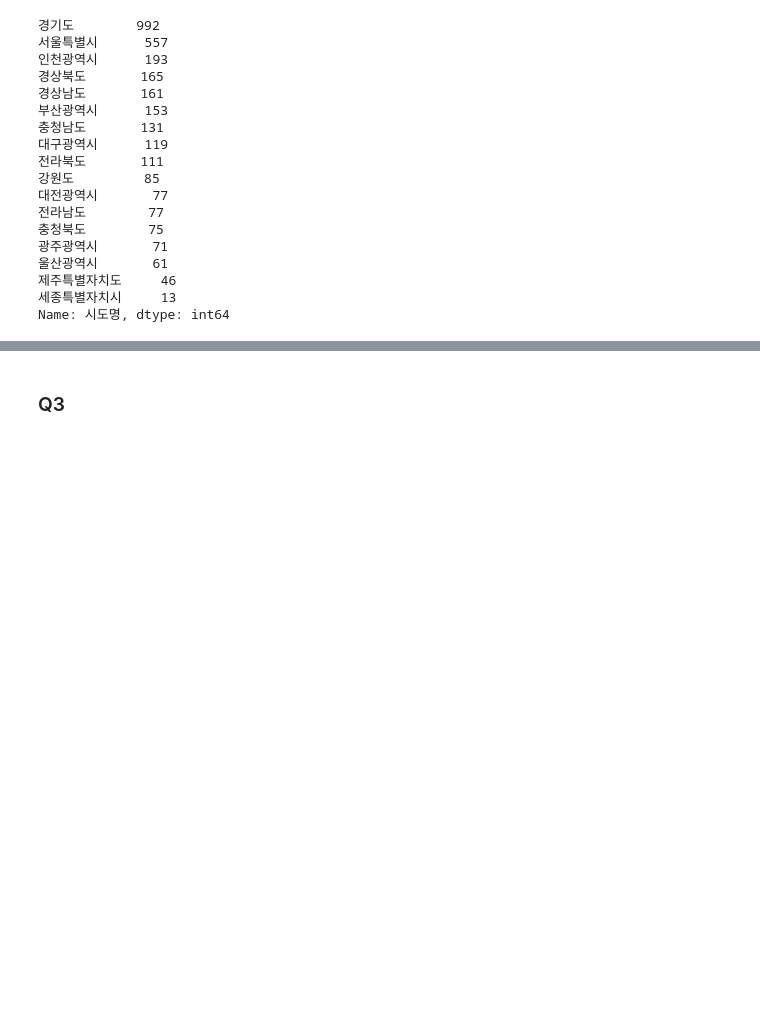
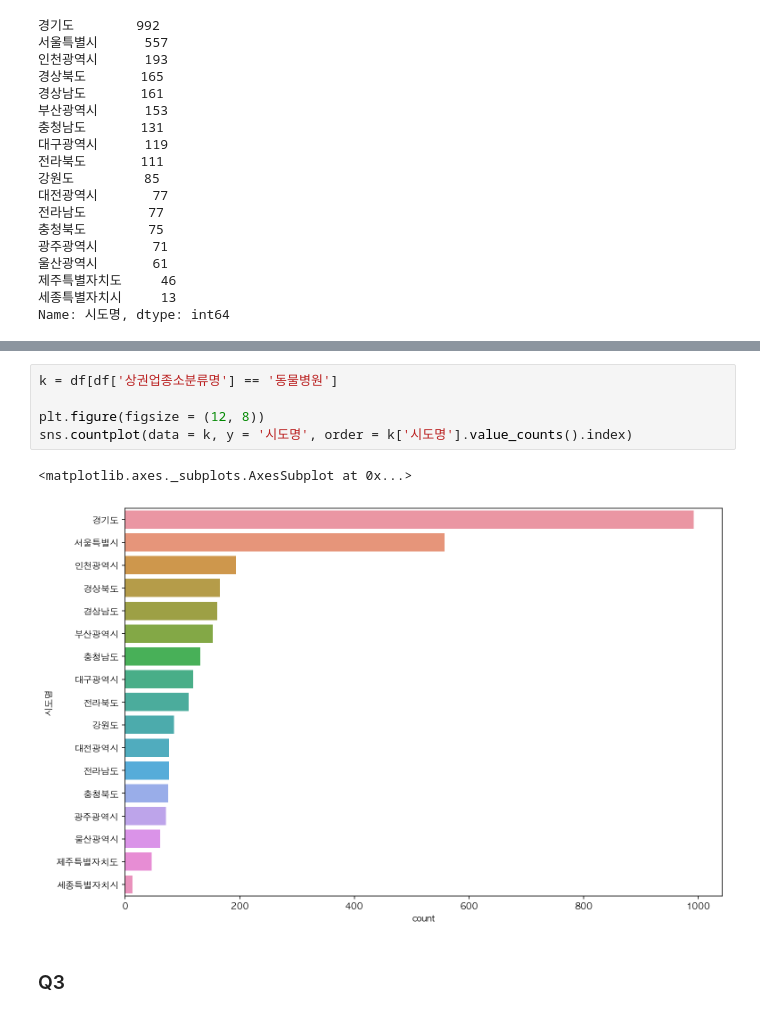
Before and after one commit to solyrion/Numpy, a Jupyter notebook: boostcourse/boostcourse_quiz/lecture_3_quiz.ipynb, the cells around one changed output, grey strips where cells are left out. Saved outputs shown, nothing was run; the diff lists cells and outputs as text; blank space fills up the shorter version.

```diff
--- a/boostcourse/boostcourse_quiz/lecture_3_quiz.ipynb
+++ b/boostcourse/boostcourse_quiz/lecture_3_quiz.ipynb
@@ -84,3 +76,11 @@ sns.countplot(data = df[df['상권업종소분류명'] == '동물병원'], y = '
+# %%
+k = df[df['상권업종소분류명'] == '동물병원']
+
+plt.figure(figsize = (12, 8))
+sns.countplot(data = k, y = '시도명', order = k['시도명'].value_counts().index)
+# %% [output]
+<matplotlib.axes._subplots.AxesSubplot at 0x...>
+[figure, added]
 # %% [markdown]
 ### Q3
 # %%
```
Also changed, not shown: parts of 3 cells of this notebook.
